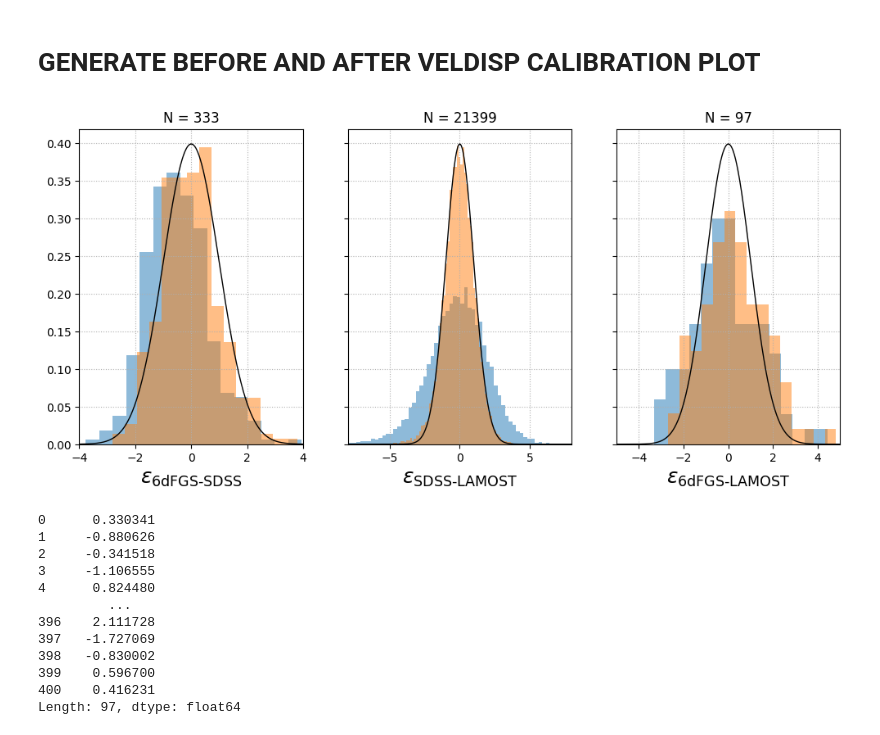
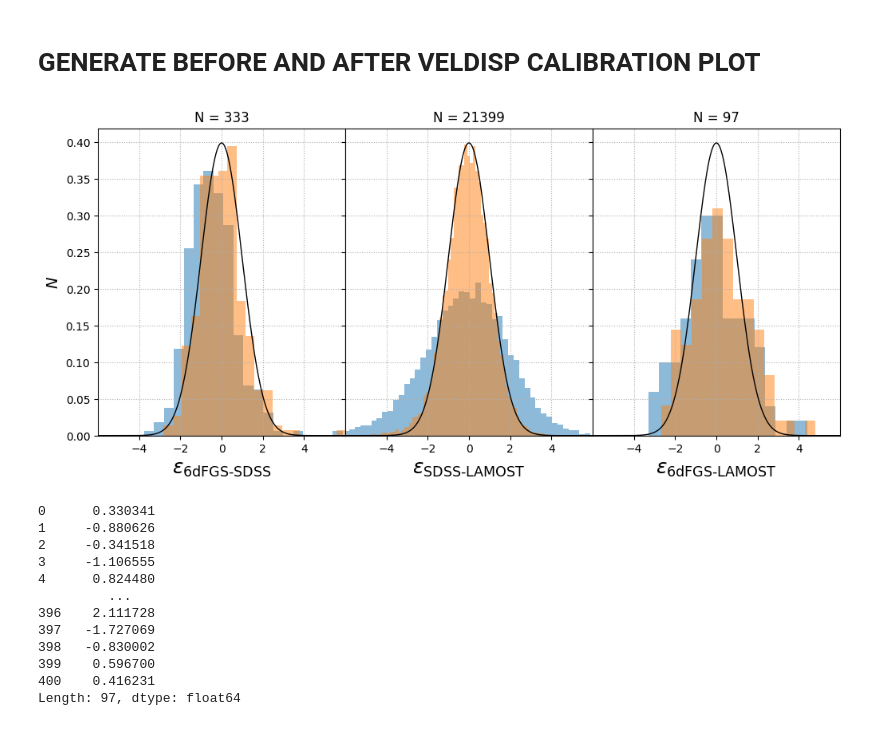
Before and after one commit to mrafifrbbn/thesis-research-2.0, a Jupyter notebook: notebook.ipynb, the cells around one changed output. Drawn from its saved outputs; the diff is of its cells as text; code cells hidden in the pictures.

```diff
--- a/notebook.ipynb
+++ b/notebook.ipynb
@@ -1393,7 +1393,7 @@ off_lamost = 0.0011588347531292854
 
 # CONSTANTS
 BIN_LIST = [20, 100, 15]
-XLIM_LIST = [(-4, 4), (-8, 8), (-5, 5)]
+XLIM_LIST = [(-6, 6), (-6, 6), (-6, 6)]
 XLABEL_LIST = [r'$\epsilon_\text{6dFGS-SDSS}$', r'$\epsilon_\text{SDSS-LAMOST}$', r'$\epsilon_\text{6dFGS-LAMOST}$']
 
 df = pd.read_csv('data/processed/veldisp_calibrated/repeat_ori.csv')
@@ -1415,34 +1415,40 @@ epsilon = df[['epsilon_6df_sdss', 'epsilon_sdss_lamost', 'epsilon_6df_lamost']]
 # Calculate the epsilons (with offset)
 df['epsilon_6df_sdss_scaled'] = (df['s_6df_scaled'] - df['s_sdss_scaled']) / np.sqrt(df['es_6df_scaled']**2 + df['es_sdss_scaled']**2)
 df['epsilon_sdss_lamost_scaled'] = (df['s_sdss_scaled'] - df['s_lamost_scaled']) / np.sqrt(df['es_sdss_scaled']**2 + df['es_lamost_scaled']**2)
 df['epsilon_6df_lamost_scaled'] = (df['s_6df_scaled'] - df['s_lamost_scaled']) / np.sqrt(df['es_6df_scaled']**2 + df['es_lamost_scaled']**2)
 epsilon_scaled = df[['epsilon_6df_sdss_scaled', 'epsilon_sdss_lamost_scaled', 'epsilon_6df_lamost_scaled']]
 
 fig, axs = plt.subplots(nrows=1, ncols=3, sharey=True, figsize=(12, 5))
 
 # Plot before and after scaling + offset
 for i, ax in enumerate(axs):
     data = epsilon[epsilon.columns[i]].dropna()
     ax.hist(data, bins=BIN_LIST[i], density=True, alpha=0.5)
 
     data = epsilon_scaled[epsilon_scaled.columns[i]].dropna()
     ax.hist(data, bins=BIN_LIST[i], density=True, alpha=0.5)
 
     # Misc
     ax.grid(linestyle=":")
     ax.set_title(f'N = {len(data)}')
     ax.set_xlim(XLIM_LIST[i])
     ax.set_xlabel(XLABEL_LIST[i], fontsize=18)
+    ax.set_xticks(ax.get_xticks()[1:-1])
+
+    if i==0:
+        ax.set_ylabel(r'$N$', fontsize=14)
 
 # Plot standard normal Gaussians (target)
 x = np.arange(start=-10., stop=10., step=0.0001)
 y = norm.pdf(x, loc=0., scale=1.)
 for ax in axs:
     ax.plot(x, y, c='k', lw=1.0)
 
+plt.subplots_adjust(wspace=0)
+
 plt.show()
 # %% [output]
-[figure, old version]
+[figure, new version]
 # %%
 x = (df['s_6df'] - df['s_lamost']) / np.sqrt(df['es_6df']**2 + df['es_lamost']**2)
 x.dropna()
```
Also changed, not shown: parts of 1 cell of this notebook, 8 other files.
